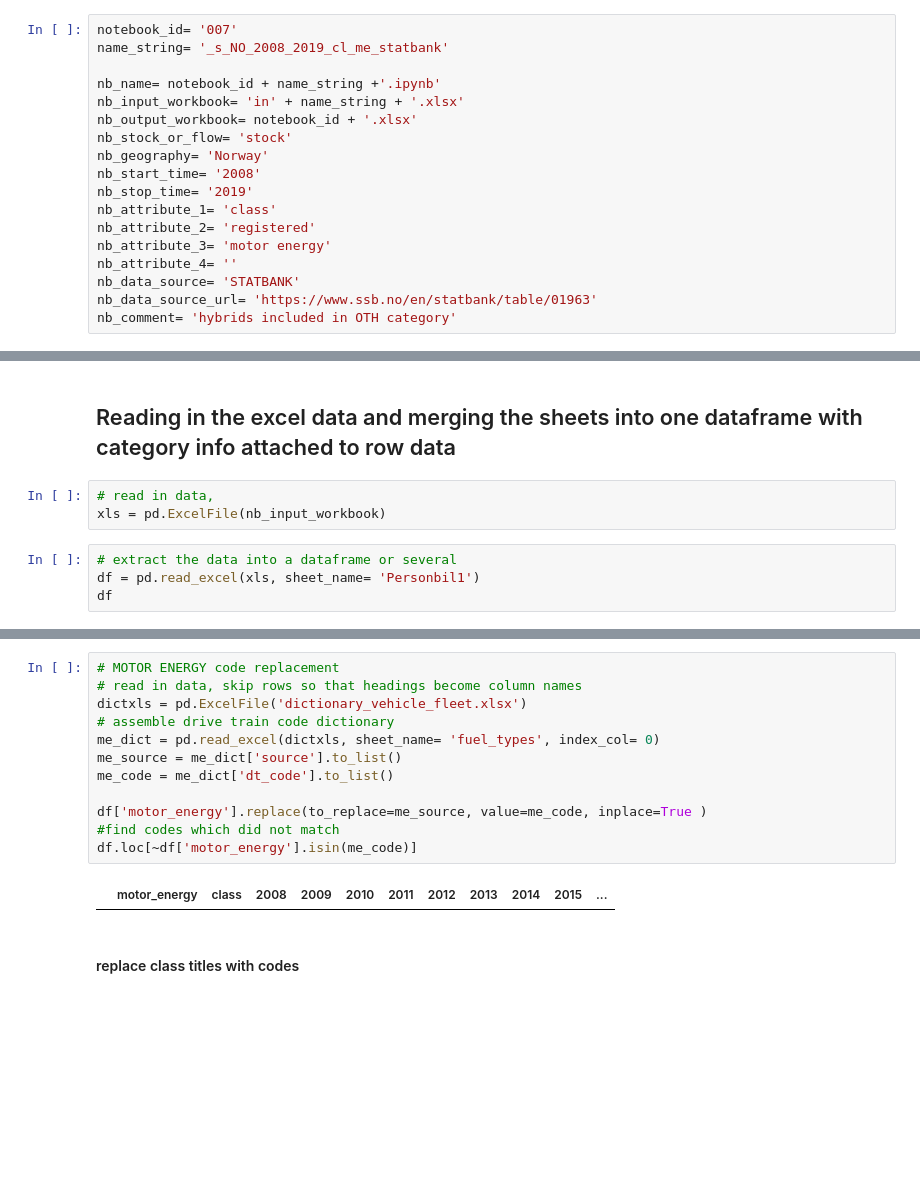
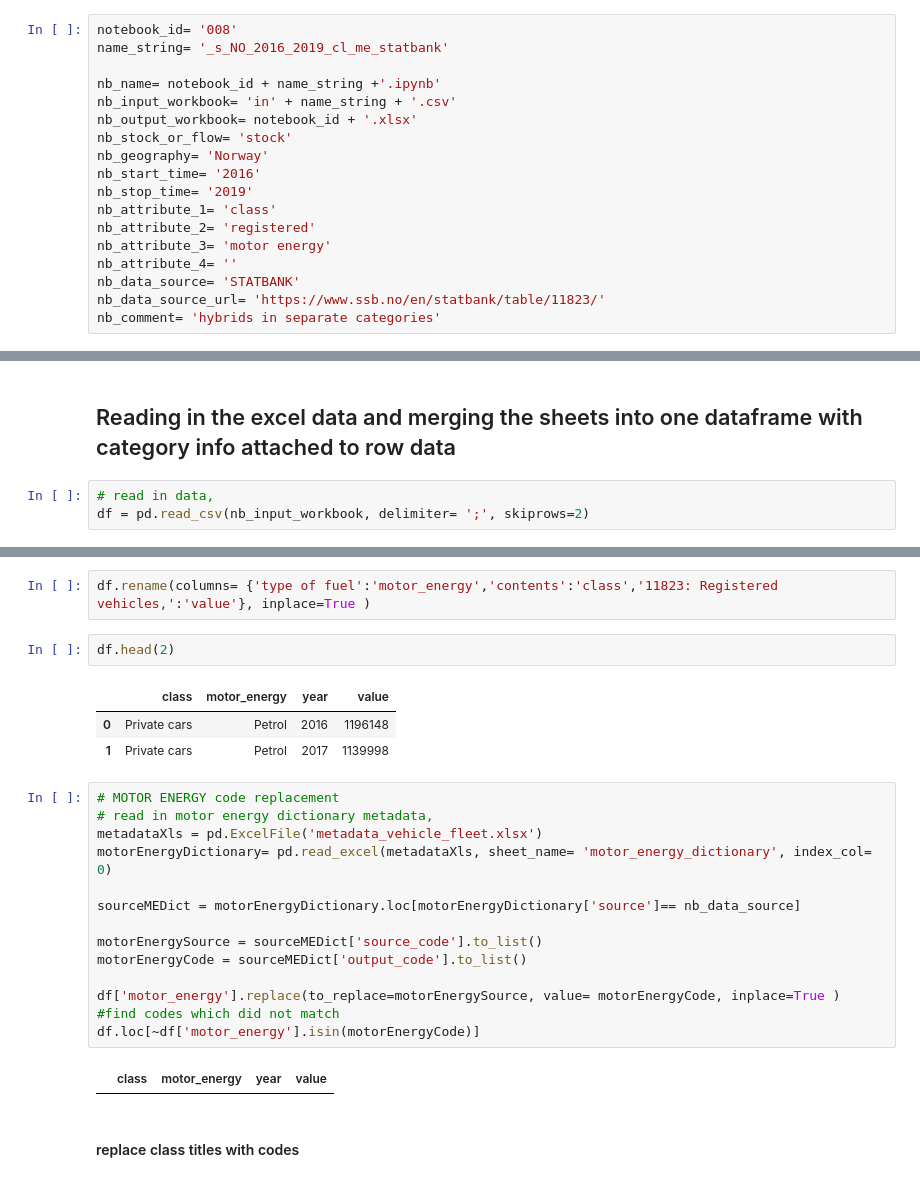
Before and after one commit to romainbilly/vehicle_stock, a Jupyter notebook: 009_s_china_2016_2019_cl_me_statbank-Copy1.ipynb, the cells around one changed output, grey strips where cells are left out. Saved outputs shown, nothing was run; the diff lists cells and outputs as text; blank space fills up the shorter version.

```diff
--- a/007_s_NO_2008_2019_cl_me_statbank.ipynb
+++ b/009_s_china_2016_2019_cl_me_statbank-Copy1.ipynb
@@ -7,21 +5,21 @@
 # %%
-notebook_id= '007'
-name_string= '_s_NO_2008_2019_cl_me_statbank'
+notebook_id= '008'
+name_string= '_s_NO_2016_2019_cl_me_statbank'
 
 nb_name= notebook_id + name_string +'.ipynb'
-nb_input_workbook= 'in' + name_string + '.xlsx'
+nb_input_workbook= 'in' + name_string + '.csv'
 nb_output_workbook= notebook_id + '.xlsx'
 nb_stock_or_flow= 'stock'
 nb_geography= 'Norway'
-nb_start_time= '2008'
+nb_start_time= '2016'
 nb_stop_time= '2019'
 nb_attribute_1= 'class'
 nb_attribute_2= 'registered'
 nb_attribute_3= 'motor energy'
 nb_attribute_4= ''
 nb_data_source= 'STATBANK'
-nb_data_source_url= 'https://www.ssb.no/en/statbank/table/01963'
-nb_comment= 'hybrids included in OTH category'
+nb_data_source_url= 'https://www.ssb.no/en/statbank/table/11823/'
+nb_comment= 'hybrids in separate categories'
 # %%
 # import libraries
 import numpy as np
@@ -46,8 +45,4 @@ notebook_metadata = pd.DataFrame({'notebook_name':nb_name,
 ## Reading in the excel data and merging the sheets into one dataframe with category info attached to row data
 # %%
 # read in data,
-xls = pd.ExcelFile(nb_input_workbook)
+df = pd.read_csv(nb_input_workbook, delimiter= ';', skiprows=2)
-# %%
-# extract the data into a dataframe or several
-df = pd.read_excel(xls, sheet_name= 'Personbil1')
-df
@@ -72,17 +49,27 @@ df
+# %%
+df.rename(columns= {'type of fuel':'motor_energy','contents':'class','11823: Registered vehicles,':'value'}, inplace=True )
+# %%
+df.head(2)
+# %% [output]
+|  | class | motor_energy | year | value |
+| 0 | Private cars | Petrol | 2016 | 1196148 |
+| 1 | Private cars | Petrol | 2017 | 1139998 |
 # %%
 # MOTOR ENERGY code replacement
-# read in data, skip rows so that headings become column names
-dictxls = pd.ExcelFile('dictionary_vehicle_fleet.xlsx')
-# assemble drive train code dictionary
-me_dict = pd.read_excel(dictxls, sheet_name= 'fuel_types', index_col= 0)
-me_source = me_dict['source'].to_list()
-me_code = me_dict['dt_code'].to_list()
+# read in motor energy dictionary metadata,
+metadataXls = pd.ExcelFile('metadata_vehicle_fleet.xlsx')
+motorEnergyDictionary= pd.read_excel(metadataXls, sheet_name= 'motor_energy_dictionary', index_col= 0)
 
-df['motor_energy'].replace(to_replace=me_source, value=me_code, inplace=True )
+sourceMEDict = motorEnergyDictionary.loc[motorEnergyDictionary['source']== nb_data_source]
+
+motorEnergySource = sourceMEDict['source_code'].to_list()
+motorEnergyCode = sourceMEDict['output_code'].to_list()
+
+df['motor_energy'].replace(to_replace=motorEnergySource, value= motorEnergyCode, inplace=True )
 #find codes which did not match
-df.loc[~df['motor_energy'].isin(me_code)]
+df.loc[~df['motor_energy'].isin(motorEnergyCode)]
 # %% [output]
-|  | motor_energy | class | 2008 | 2009 | 2010 | 2011 | 2012 | 2013 | 2014 | 2015 | ... |
+|  | class | motor_energy | year | value |
 # %% [markdown]
  #### replace class titles with codes
 # %%
```
Also changed, not shown: parts of 15 cells of this notebook, 11 other files.
